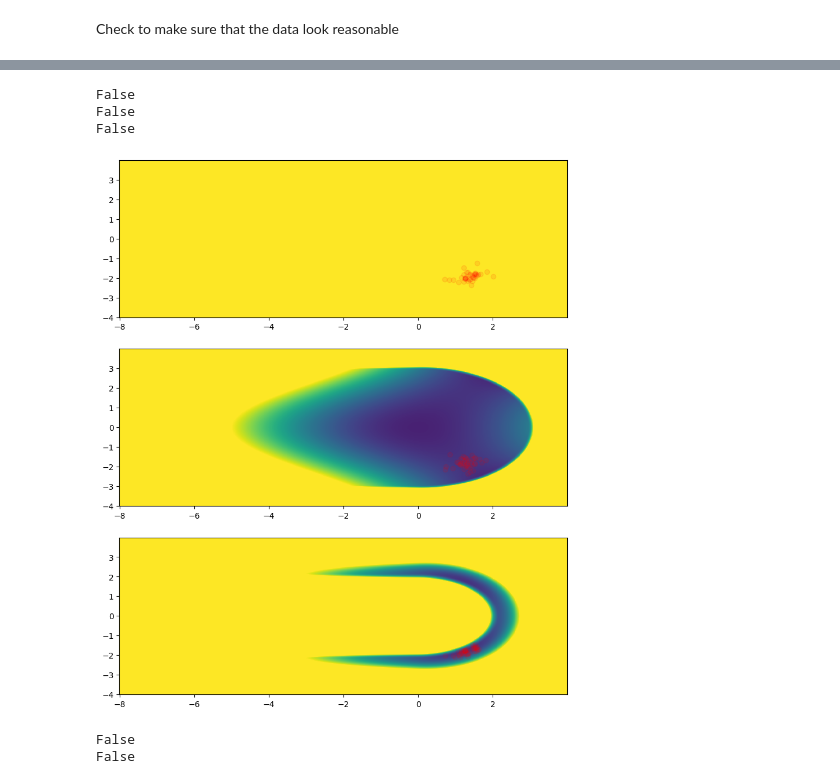
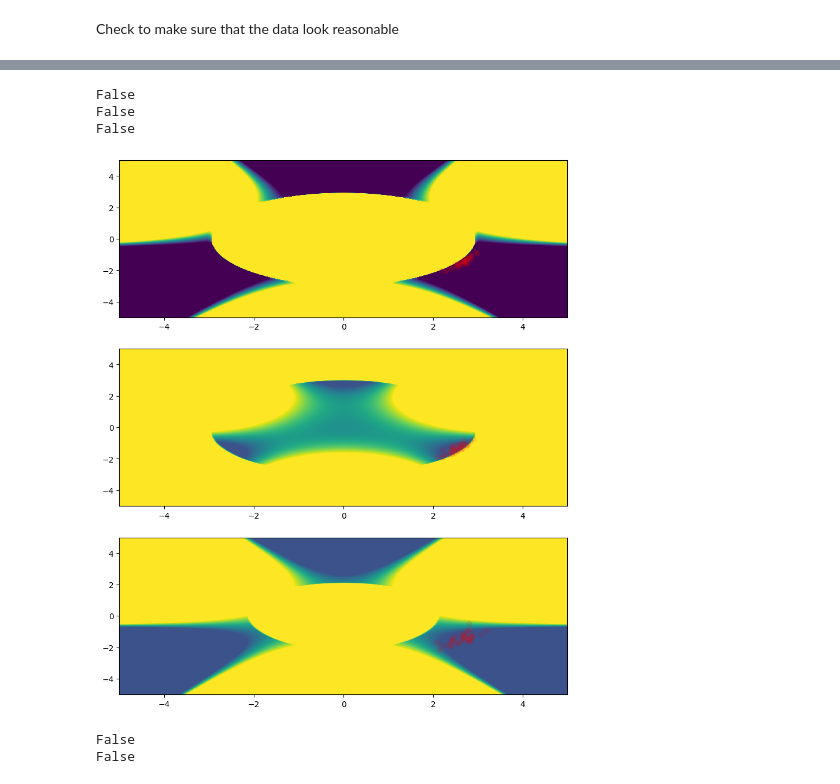
Before and after one commit to jinluchang/Qlattice, a Jupyter notebook: applications/false-vacuum-decay/error_analysis.ipynb, the cells around one changed output, grey strips where cells are left out. Saved outputs shown, nothing was run; the diff lists cells and outputs as text; code cells hidden in the pictures.

```diff
--- a/applications/false-vacuum-decay/error_analysis.ipynb
+++ b/applications/false-vacuum-decay/error_analysis.ipynb
@@ -105,28 +105,28 @@ ax[1].set_ylim([-3.5,3.5])
 # %%
 reload(analysis)
 an = analysis.Analysis(measurements)
 
 #Ms = [0.0, 0.1, 0.5, 0.8, 1.0]
 #Ls = [0.0, 0.3, 0.5, 0.51, 0.55, 0.6, 0.7, 0.8, 0.9, 1.0]
 
 an.data.cutoff=10000
-params = {"tTV": 6, "M": 0.1, "L": 1.0, "Nt": Nt, "alpha": alpha, "beta": beta, "FVmin": V_FV_min, "dt": dt, "bar": barrier_strength}
+params = {"tTV": 6, "M": 0.0, "L": 0.0, "Nt": Nt, "alpha": alpha, "beta": beta, "FVmin": V_FV_min, "dt": dt, "bar": barrier_strength}
 
 fig, ax = plt.subplots(3,1,figsize=(10, 12))#, subplot_kw={"projection": "3d"})
 
-an.plot_potential_2d(params, t=0, xmin=-8, xmax=4, ymin=-4, ymax=4, cmap="viridis", vmin=-10, vmax=100, ax=ax[0])
+an.plot_potential_2d(params, t=0, xmin=-5, xmax=5, ymin=-5, ymax=5, cmap="viridis", vmin=-10, vmax=10, ax=ax[0])
 an.plot_paths_3d(params, t=0, sampling_freq = 1000, cutoff=10000, ax=ax[0], alpha=0.1)
 
-an.plot_potential_2d(params, t=1, xmin=-8, xmax=4, ymin=-4, ymax=4, cmap="viridis", vmin=-10, vmax=100, ax=ax[1])
+an.plot_potential_2d(params, t=1, xmin=-5, xmax=5, ymin=-5, ymax=5, cmap="viridis", vmin=-10, vmax=10, ax=ax[1])
 an.plot_paths_3d(params, t=1, sampling_freq = 1000, cutoff=10000, ax=ax[1], alpha=0.1)
 
-an.plot_potential_2d(params, t=199, xmin=-8, xmax=4, ymin=-4, ymax=4, cmap="viridis", vmin=-10, vmax=100, ax=ax[2])
+an.plot_potential_2d(params, t=199, xmin=-5, xmax=5, ymin=-5, ymax=5, cmap="viridis", vmin=-10, vmax=10, ax=ax[2])
 an.plot_paths_3d(params, t=199, sampling_freq = 1000, cutoff=10000, ax=ax[2], alpha=0.1)
 # %% [output]
 False
 False
 False
-[figure, old version]
+[figure, new version]
 # %%
 from matplotlib.animation import FuncAnimation
 
```
Also changed, not shown: parts of 2 cells of this notebook.
